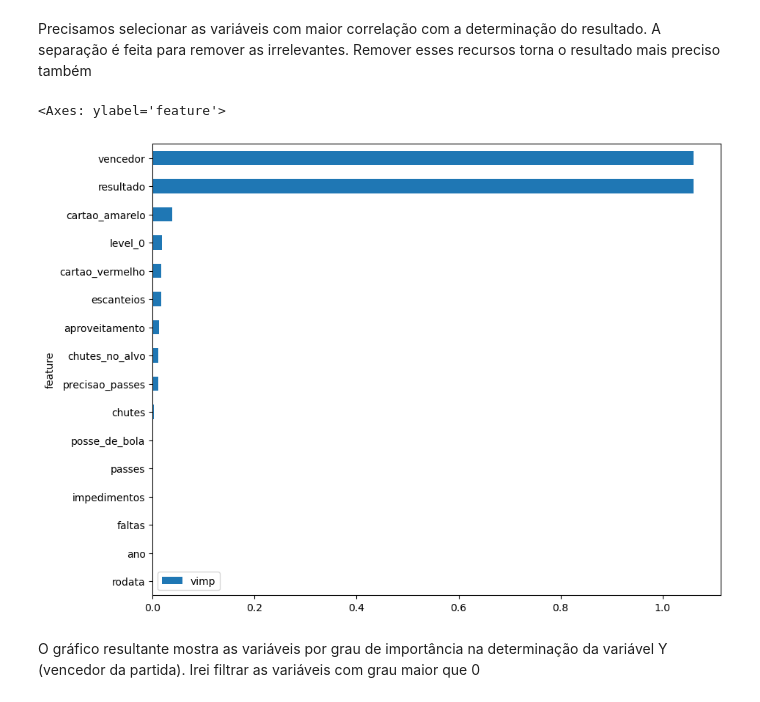
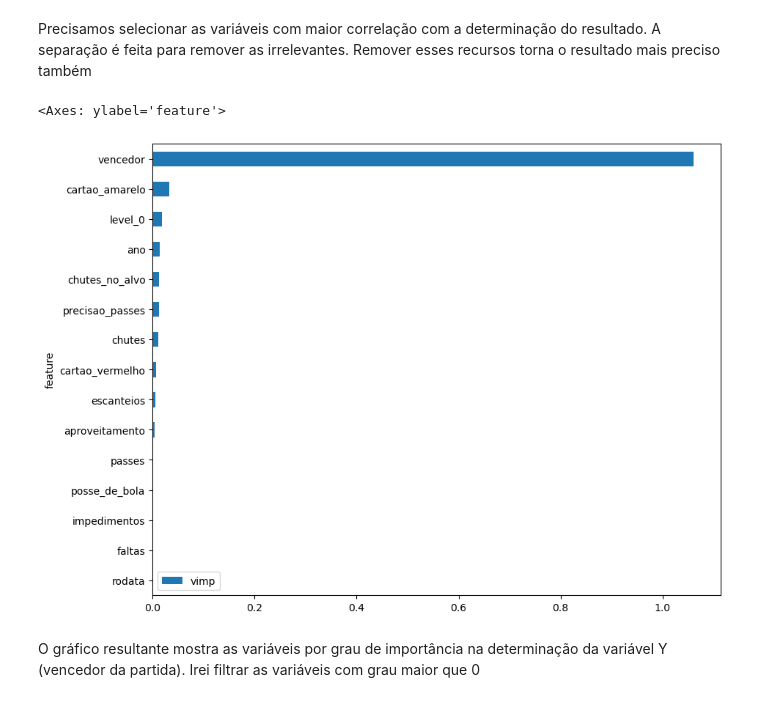
Before and after one commit to herozandn/DataScience2, a Jupyter notebook: Códigos/Dafne.ipynb, the cells around one changed output. Drawn from its saved outputs; the diff is of its cells as text; code cells hidden in the pictures.

```diff
--- a/Códigos/Dafne.ipynb
+++ b/Códigos/Dafne.ipynb
@@ -13,22 +14,22 @@ df_modelo = pd.read_csv('df_modelo')
 # %% [markdown]
 Precisamos selecionar as variáveis com maior correlação com a determinação do resultado. A separação é feita para remover as irrelevantes. Remover esses recursos torna o resultado mais preciso também
 # %%
-X = df_modelo
+X = df_modelo.drop('resultado', axis=1)
 y = df_modelo.reset_index()['resultado']
 
 mic = feature_selection.mutual_info_classif(X, y, random_state = 1333)
 
 fig, ax = plt.subplots(figsize=(10, 8))
 
 features = pd.DataFrame({
     'feature': X.columns,
     "vimp": mic
 })
 
 features.set_index('feature').sort_values(by = 'vimp').plot.barh(ax = ax)
 # %% [output]
 <Axes: ylabel='feature'>
-[figure, old version]
+[figure, new version]
 # %% [markdown]
 O gráfico resultante mostra as variáveis por grau de importância na determinação da variável Y (vencedor da partida). Irei filtrar as variáveis com grau maior que 0
 # %%
```
Also changed, not shown: parts of 11 cells of this notebook.
